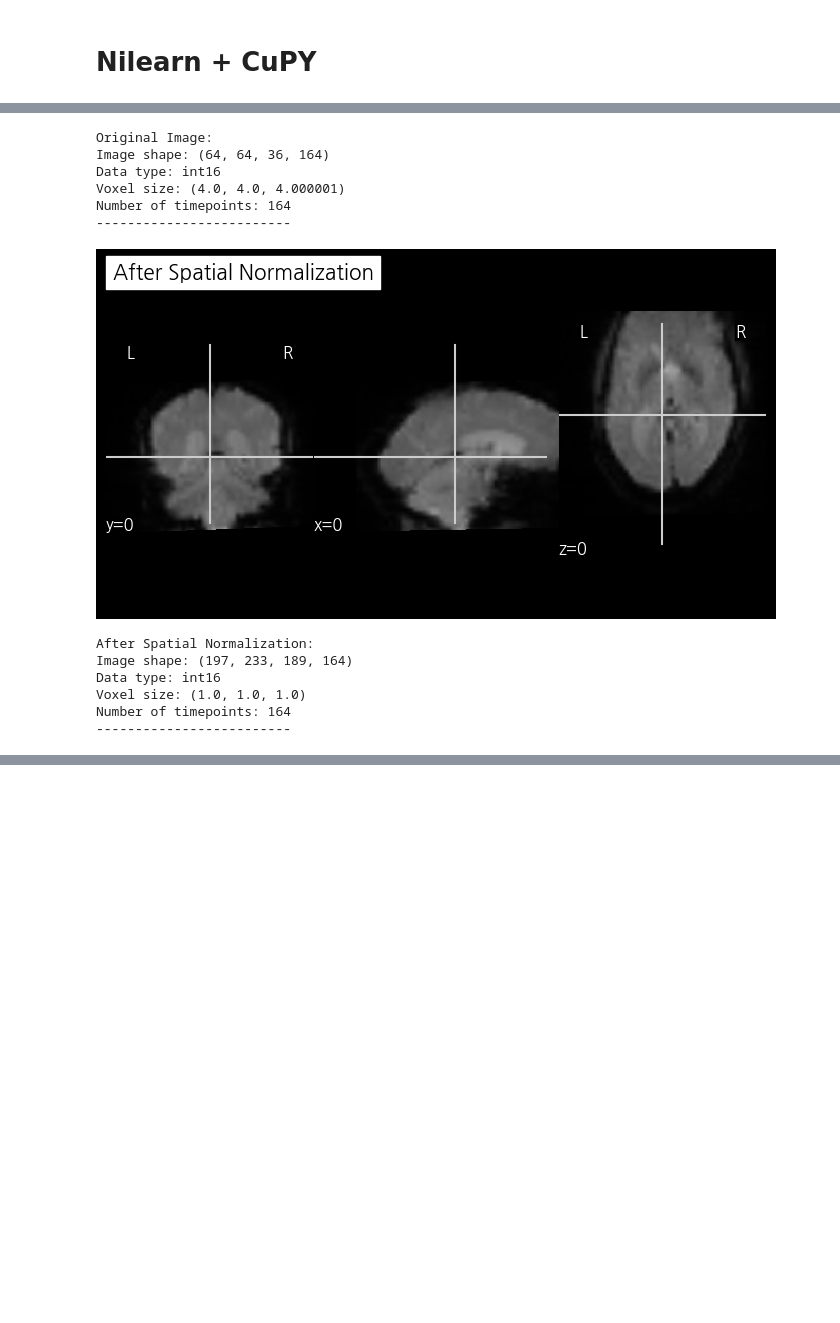
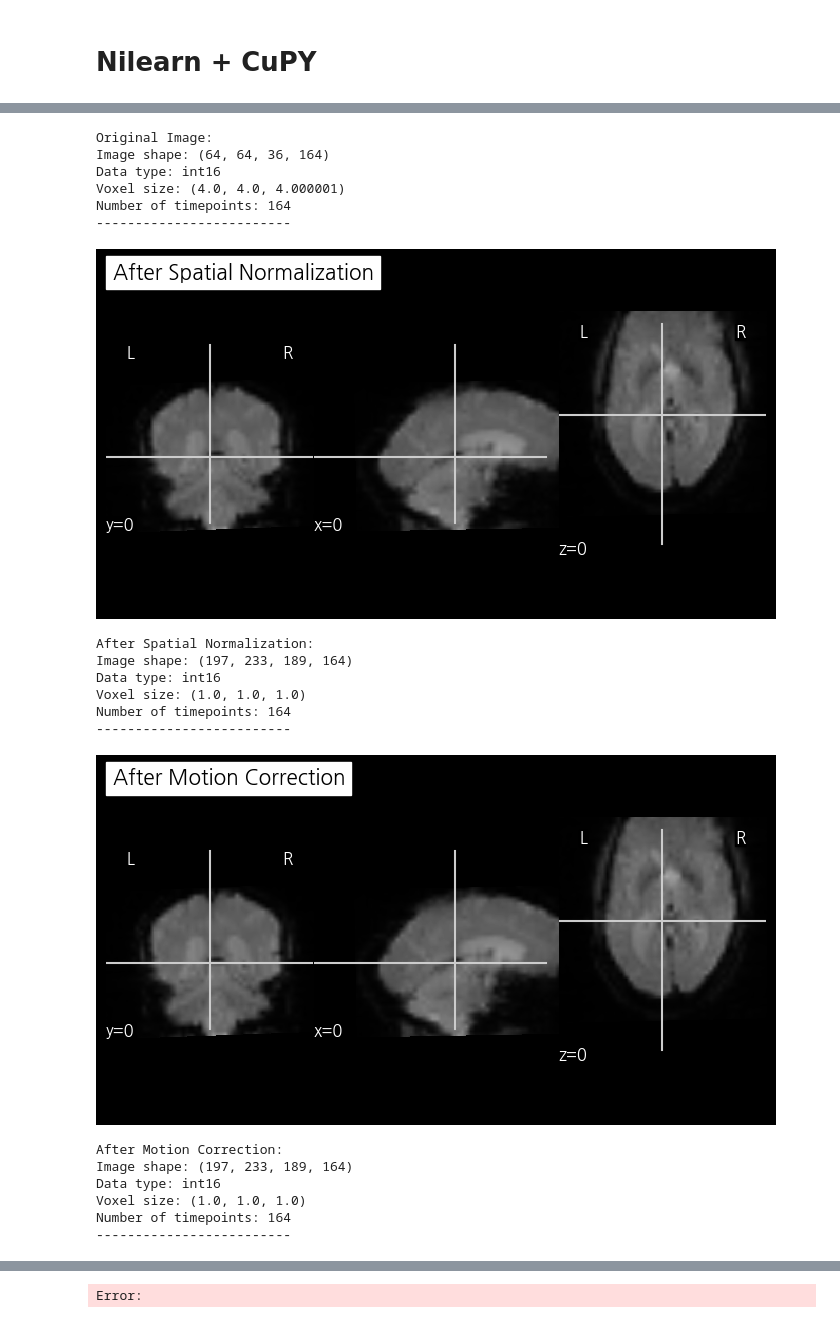
Before and after one commit to minyoungci/fMRI-, a Jupyter notebook: OASIS_preprocessing/UKB_preprocessing.ipynb, the cells around one changed output, grey strips where cells are left out. Saved outputs shown, nothing was run; the diff lists cells and outputs as text; code cells hidden in the pictures; blank space fills up the shorter version.

```diff
--- a/OASIS_preprocessing/UKB_preprocessing.ipynb
+++ b/OASIS_preprocessing/UKB_preprocessing.ipynb
@@ -68,6 +68,7 @@ from nilearn import image, masking
 from nilearn.datasets import load_mni152_template
 from nilearn.plotting import plot_anat
 from scipy.ndimage import affine_transform
+from scipy.interpolate import interp1d
 
 def plot_slice_with_info(img, title):
     if len(img.shape) == 4:  # 4D 이미지인 경우
@@ -103,9 +104,23 @@ def motion_correction(img):
         corrected_data[:,:,:,i] = shifted
     return nib.Nifti1Image(corrected_data, img.affine, img.header)
 
+'''
 def slice_timing_correction(img, tr):
-    return image.slice_time_correction(img, tr=tr, slice_time_ref=0.5)
+    data = img.get_fdata()
+    n_slices = data.shape[2]
+    slice_times = np.linspace(0, tr, n_slices, endpoint=False)
+    time_points = np.arange(0, tr * data.shape[3], tr)
 
+    corrected_data = np.zeros_like(data)
+    for x in range(data.shape[0]):
+        for y in range(data.shape[1]):
+            for z in range(data.shape[2]):
+                slice_data = data[x, y, z, :]
+                interpolator = interp1d(time_points + slice_times[z], slice_data, kind='linear', bounds_error=False, fill_value="extrapolate")
+                corrected_data[x, y, z, :] = interpolator(time_points)
+
+    return nib.Nifti1Image(corrected_data, img.affine, img.header)
+'''
 def brain_extraction(img):
     mask_img = masking.compute_epi_mask(img)
     return image.math_img('img * mask[..., np.newaxis]', img=img, mask=mask_img)
@@ -126,34 +141,43 @@ def preprocess_fmri(input_file, tr):
     img_motion = motion_correction(img_norm)
     plot_slice_with_info(img_motion, "After Motion Correction")
 
-    img_slice = slice_timing_correction(img_motion, tr)
-    plot_slice_with_info(img_slice, "After Slice Timing Correction")
+    # 주석 처리된 슬라이스 타이밍 보정 단계
+    # img_slice = slice_timing_correction(img_motion, tr)
+    # plot_slice_with_info(img_slice, "After Slice Timing Correction")
 
-    img_brain = brain_extraction(img_slice)
+    # 슬라이스 타이밍 보정 단계를 건너뛰고 img_motion을 그대로 사용
+    img_brain = brain_extraction(img_motion)  # img_slice 대신 img_motion 사용
     plot_slice_with_info(img_brain, "After Brain Extraction")
 
     img_clean = nuisance_regression(img_brain)
     plot_slice_with_info(img_clean, "After Nuisance Regression")
 
     return img_clean
 
 # 실행
 input_file = '/home/minyoungxi/MINYOUNGXI/XFL/Data/UKB_BIDS/sub-31154/ses-dses-d31154/func/sub-OAS31154_ses-d31154_task-task-rest_run-01_bold.nii.gz'
 tr = 2.0  # TR (초 단위)
 
 preprocessed_img = preprocess_fmri(input_file, tr)
 # %% [output]
 [figure]
 Original Image:
 Image shape: (64, 64, 36, 164)
 Data type: int16
 Voxel size: (4.0, 4.0, 4.000001)
 Number of timepoints: 164
 -------------------------
 [figure]
 After Spatial Normalization:
 Image shape: (197, 233, 189, 164)
 Data type: int16
 Voxel size: (1.0, 1.0, 1.0)
 Number of timepoints: 164
 -------------------------
+[figure, added]
+After Motion Correction:
+Image shape: (197, 233, 189, 164)
+Data type: int16
+Voxel size: (1.0, 1.0, 1.0)
+Number of timepoints: 164
+-------------------------
@@ -159,0 +191 @@ Number of timepoints: 164
+Error:
```
Also changed, not shown: parts of 1 cell of this notebook.
